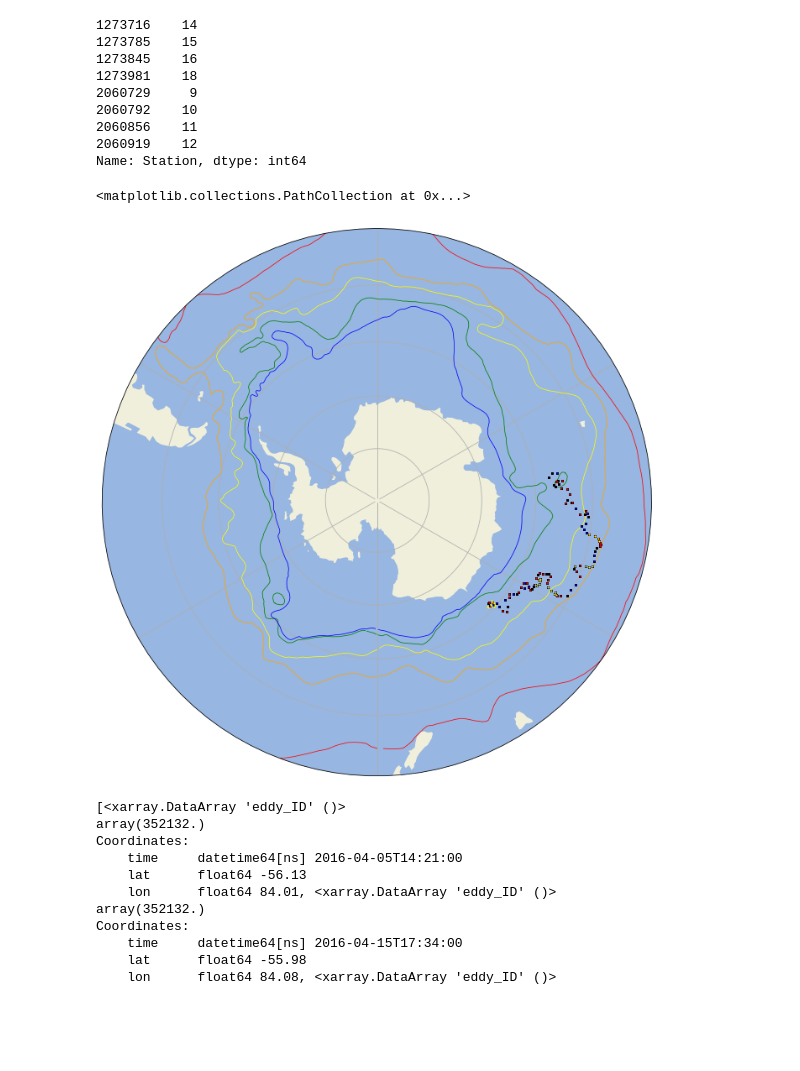
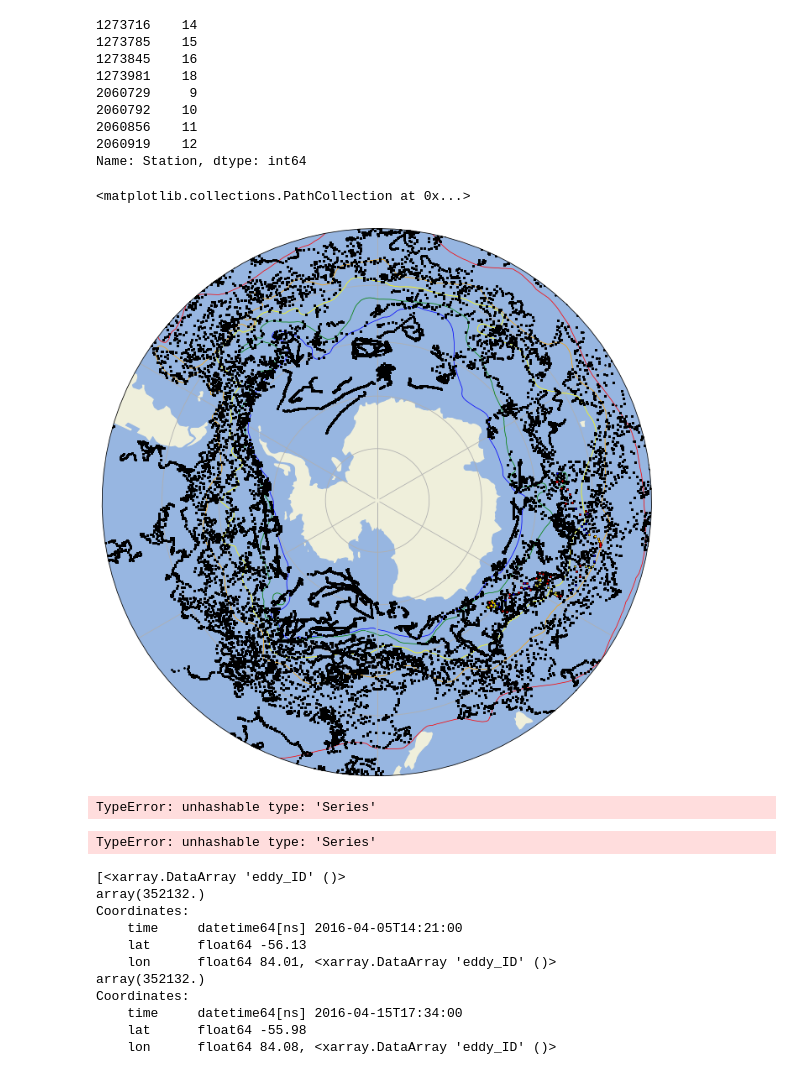
Before and after one commit to Williams-OBGC-Lab/SOCCOM_eddy, a Jupyter notebook: eddy_contour_plots.ipynb, the cells around one changed output. Drawn from its saved outputs; the diff is of its cells as text; code cells hidden in the pictures; blank space fills up the shorter version.

```diff
--- a/eddy_contour_plots.ipynb
+++ b/eddy_contour_plots.ipynb
@@ -158,8 +157,8 @@ stf, saf, pf, saccf, sbdy = load_orsi_fronts(data_dir)
 
 #Plot specific float
 
-SOCCOM_float = SOCCOM.loc[SOCCOM['Cruise'] == float_ID]
-SOCCOM_float_sub = SOCCOM_float.loc[SOCCOM_float['Station'] <= 102]
+#SOCCOM_float = SOCCOM.loc[SOCCOM['Cruise'] == float_ID]
+#SOCCOM_float_sub = SOCCOM_float.loc[SOCCOM_float['Station'] <= 102]
 
 eddy_ID_cyclonic = SOCCOM_eddy.loc[(SOCCOM_eddy['eddy_type'] != 0)
                                    & (SOCCOM_eddy['Cruise'] == float_ID)
@@ -182,35 +181,52 @@ mult_eddies = SOCCOM_eddy.loc[(SOCCOM_eddy['Cruise'] == float_ID)
                                     )
                                   ]
 
 plt.figure(figsize =(12,12))
 ax = plt.axes(projection=ccrs.SouthPolarStereo())
 ax.set_extent([-180,180,-90,-40], ccrs.PlateCarree())
 ax.add_feature(cartopy.feature.LAND)
 ax.add_feature(cartopy.feature.OCEAN)
 ax.gridlines(ccrs.PlateCarree(), draw_labels=True)
 
 theta = np.linspace(0, 2*np.pi, 100)
 center, radius = [0.5, 0.5], 0.5
 verts = np.vstack([np.sin(theta), np.cos(theta)]).T
 circle = mpath.Path(verts * radius + center)
 
 ax.set_boundary(circle, transform = ax.transAxes)
 plt.plot(stf['lon'], stf['lat'], color='Red', transform=ccrs.PlateCarree(), linewidth=.75)
 plt.plot(saf['lon'], saf['lat'], color='Orange', transform=ccrs.PlateCarree(), linewidth=.75)
 plt.plot(pf['lon'], pf['lat'], color='Yellow', transform=ccrs.PlateCarree(), linewidth=.75)
 plt.plot(saccf['lon'], saccf['lat'], color='Green', transform=ccrs.PlateCarree(), linewidth=.75)
 plt.plot(sbdy['lon'], sbdy['lat'], color='Blue', transform=ccrs.PlateCarree(), linewidth=.75)
 
 
-plt.scatter(SOCCOM_float_sub['Lon [°E]'], SOCCOM_float_sub['Lat [°N]'], color = 'Black', edgecolor = 'black', transform=ccrs.PlateCarree(), s=1, zorder=1001)
+#plt.scatter(SOCCOM_float_sub['Lon [°E]'], SOCCOM_float_sub['Lat [°N]'], color = 'Black', edgecolor = 'black', transform=ccrs.PlateCarree(), s=1, zorder=1001)
+plt.scatter(SOCCOM['Lon [°E]'], SOCCOM['Lat [°N]'], color = 'Black', edgecolor = 'black', transform=ccrs.PlateCarree(), s=1, zorder=1001)
 plt.scatter(eddy_ID_cyclonic['Lon [°E]'], eddy_ID_cyclonic['Lat [°N]'],c='red', edgecolor = 'red', transform=ccrs.PlateCarree(), s=1, zorder=1001)
 plt.scatter(eddy_ID_anticyclonic['Lon [°E]'], eddy_ID_anticyclonic['Lat [°N]'],c='blue', edgecolor = 'blue', transform=ccrs.PlateCarree(), s=1, zorder=1001)
 
 # plot repeat eddy locations
 plt.scatter(mult_eddies['Lon [°E]'],mult_eddies['Lat [°N]'],c='yellow', edgecolor = 'yellow', transform=ccrs.PlateCarree(), s=1, zorder=1001)
 # %% [output]
 <matplotlib.collections.PathCollection at 0x...>
-[figure, old version]
+[figure, new version]
+# %%
+#Identify eddies within our specific float path (pfloat)
+#longitude:40-55S
+#latitude: 15-120E
+
+pfloat = SOCCOM.loc(((SOCCOM['Lat [°N]'] >= -60) &
+        (SOCCOM['Lat [°N]'] <= -40)) &
+        (SOCCOM['Lon [°E]'] >= 0) &
+        (SOCCOM['Lon [°E]'] <= 120)
+        )
+# %% [output]
+TypeError: unhashable type: 'Series'
+# %%
+pfloat = SOCCOM.loc((SOCCOM['Lat [°N]'] >= -60))
+# %% [output]
+TypeError: unhashable type: 'Series'
 # %%
 # Identify eddy_IDs of eddys that occur multiple times in one float path
 
```
Also changed, not shown: parts of 1 cell of this notebook.
